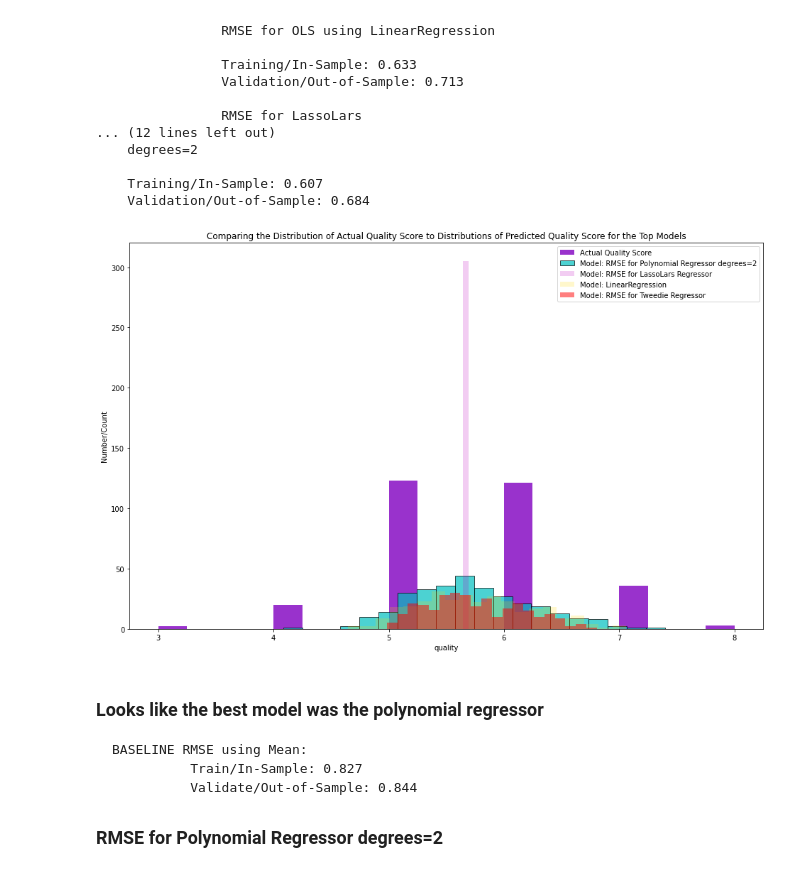
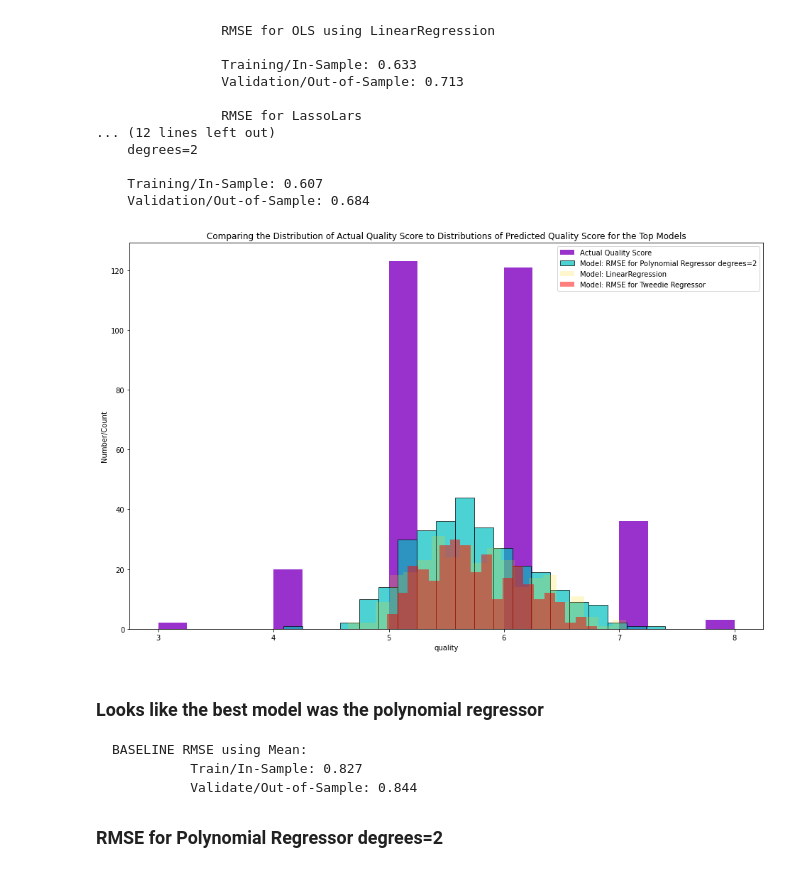
Before and after one commit to MrEnigmamgine/jtl_wine_quality, a Jupyter notebook: final_red_nb.ipynb, the cells around one changed output. Drawn from its saved outputs; the diff is of its cells as text; code cells hidden in the pictures.

```diff
--- a/final_red_nb.ipynb
+++ b/final_red_nb.ipynb
@@ -1386,21 +1386,21 @@ print(f"""
 # %%
 # plot to visualize actual vs predicted.
 plt.figure(figsize=(16,10))
 plt.hist(y_validatered.quality, color='darkorchid', alpha=1, bins=20, label="Actual Quality Score")
 plt.hist(y_validatered.quality_pred_lm2, color='c', alpha=.7, bins=20, label="Model: RMSE for Polynomial Regressor degrees=2", ec='black')
 # plt.hist(y_validate.logerror_pred_lm3, color='chartreuse', alpha=.2, bins=50, label="Model: RMSE for Polynomial Regressor degrees=3")
-plt.hist(y_validatered.quality_pred_lars, color='m', alpha=.2, bins=20,label="Model: RMSE for LassoLars Regressor ")
+# plt.hist(y_validatered.quality_pred_lars, color='m', alpha=.2, bins=20,label="Model: RMSE for LassoLars Regressor ")
 plt.hist(y_validatered.quality_pred_lm, color='gold', alpha=.2, bins=20,label="Model: LinearRegression")
 plt.hist(y_validatered.quality_pred_glm, color='red', alpha=.5, bins=20, label="Model: RMSE for Tweedie Regressor")
 
 # plt.xlim(-1, 1)
 plt.xlabel("quality")
 plt.ylabel("Number/Count")
 plt.title("Comparing the Distribution of Actual Quality Score to Distributions of Predicted Quality Score for the Top Models")
 plt.legend()
 plt.show()
 # %% [output]
-[figure, old version]
+[figure, new version]
 # %% [markdown]
 ### Looks like the best model was the polynomial regressor
     BASELINE RMSE using Mean:
```
Also changed, not shown: parts of 5 cells of this notebook.
